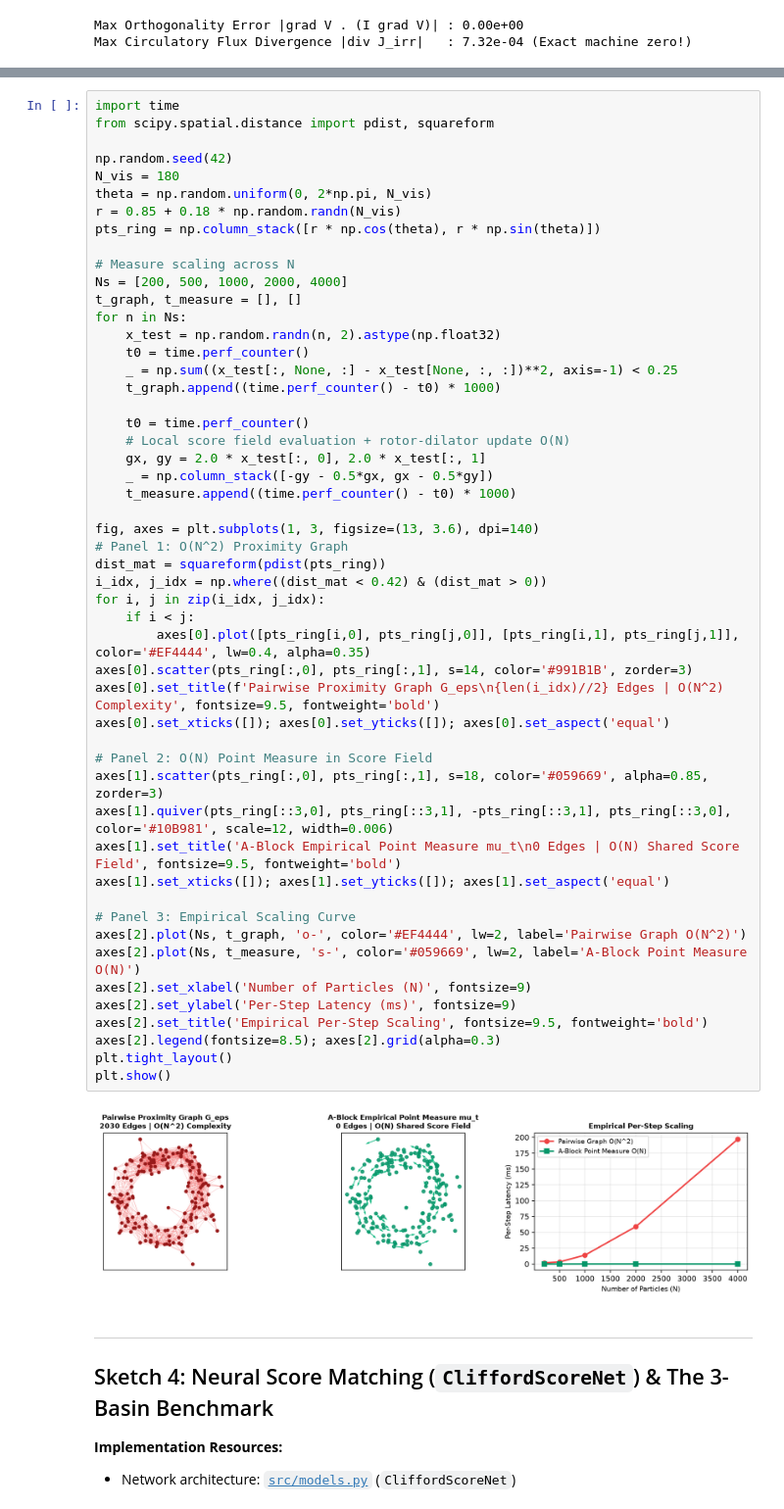
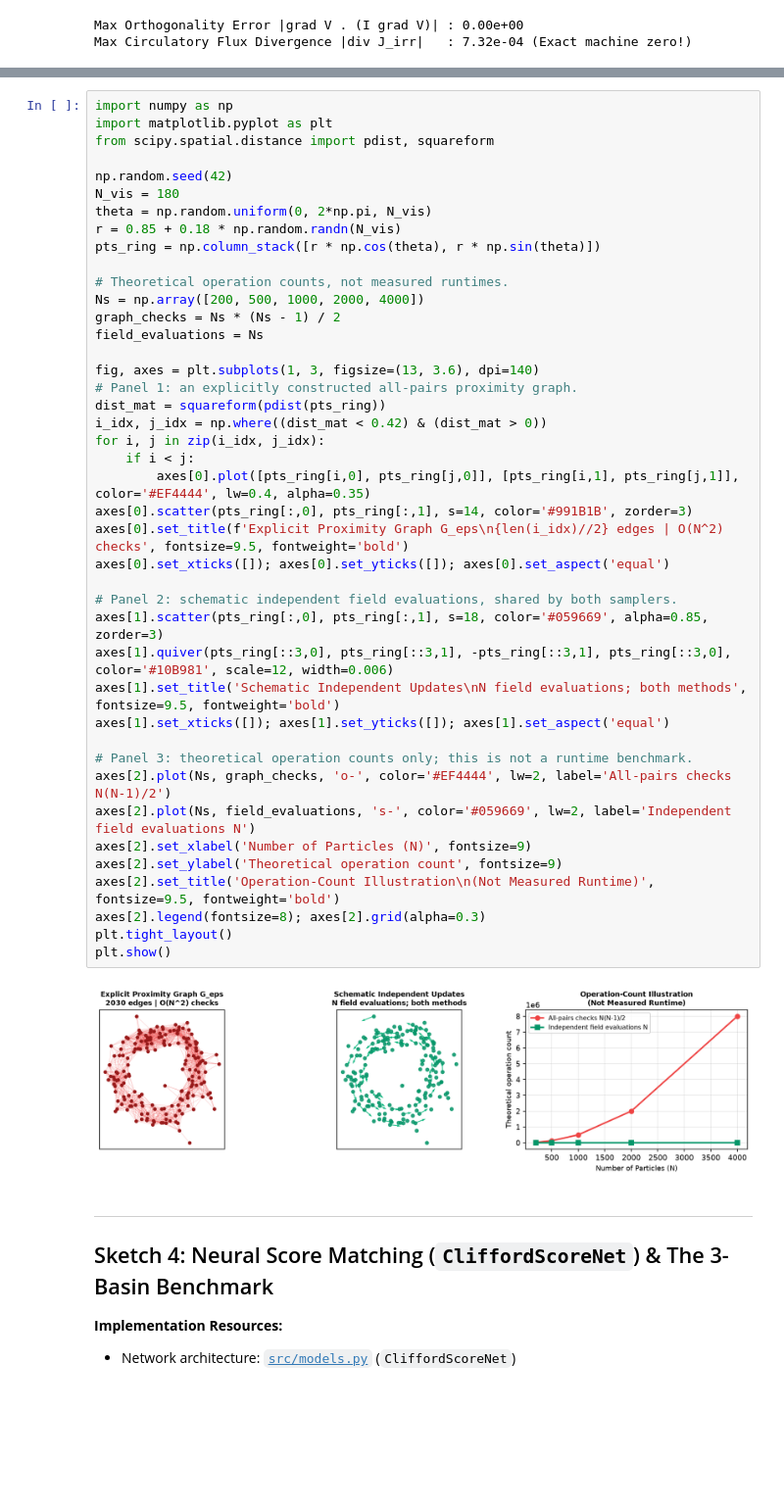
Before and after one commit to eoduniyi/ablock, a Jupyter notebook: notebooks/00_ablock_guided_tour_and_sketches.ipynb, the cells around one changed output, grey strips where cells are left out. Shown at 98% size. Drawn from its saved outputs; the diff is of its cells as text; blank space fills up the shorter version.

```diff
--- a/notebooks/00_ablock_guided_tour_and_sketches.ipynb
+++ b/notebooks/00_ablock_guided_tour_and_sketches.ipynb
@@ -140,56 +144,47 @@ Here is a self-contained visual & timing sketch comparing the two representation
 # %%
-import time
+import numpy as np
+import matplotlib.pyplot as plt
 from scipy.spatial.distance import pdist, squareform
 
 np.random.seed(42)
 N_vis = 180
 theta = np.random.uniform(0, 2*np.pi, N_vis)
 r = 0.85 + 0.18 * np.random.randn(N_vis)
 pts_ring = np.column_stack([r * np.cos(theta), r * np.sin(theta)])
 
-# Measure scaling across N
-Ns = [200, 500, 1000, 2000, 4000]
-t_graph, t_measure = [], []
-for n in Ns:
-    x_test = np.random.randn(n, 2).astype(np.float32)
-    t0 = time.perf_counter()
-    _ = np.sum((x_test[:, None, :] - x_test[None, :, :])**2, axis=-1) < 0.25
-    t_graph.append((time.perf_counter() - t0) * 1000)
-
-    t0 = time.perf_counter()
-    # Local score field evaluation + rotor-dilator update O(N)
-    gx, gy = 2.0 * x_test[:, 0], 2.0 * x_test[:, 1]
-    _ = np.column_stack([-gy - 0.5*gx, gx - 0.5*gy])
-    t_measure.append((time.perf_counter() - t0) * 1000)
+# Theoretical operation counts, not measured runtimes.
+Ns = np.array([200, 500, 1000, 2000, 4000])
+graph_checks = Ns * (Ns - 1) / 2
+field_evaluations = Ns
 
 fig, axes = plt.subplots(1, 3, figsize=(13, 3.6), dpi=140)
-# Panel 1: O(N^2) Proximity Graph
+# Panel 1: an explicitly constructed all-pairs proximity graph.
 dist_mat = squareform(pdist(pts_ring))
 i_idx, j_idx = np.where((dist_mat < 0.42) & (dist_mat > 0))
 for i, j in zip(i_idx, j_idx):
     if i < j:
         axes[0].plot([pts_ring[i,0], pts_ring[j,0]], [pts_ring[i,1], pts_ring[j,1]], color='#EF4444', lw=0.4, alpha=0.35)
 axes[0].scatter(pts_ring[:,0], pts_ring[:,1], s=14, color='#991B1B', zorder=3)
-axes[0].set_title(f'Pairwise Proximity Graph G_eps\n{len(i_idx)//2} Edges | O(N^2) Complexity', fontsize=9.5, fontweight='bold')
+axes[0].set_title(f'Explicit Proximity Graph G_eps\n{len(i_idx)//2} edges | O(N^2) checks', fontsize=9.5, fontweight='bold')
 axes[0].set_xticks([]); axes[0].set_yticks([]); axes[0].set_aspect('equal')
 
-# Panel 2: O(N) Point Measure in Score Field
+# Panel 2: schematic independent field evaluations, shared by both samplers.
 axes[1].scatter(pts_ring[:,0], pts_ring[:,1], s=18, color='#059669', alpha=0.85, zorder=3)
 axes[1].quiver(pts_ring[::3,0], pts_ring[::3,1], -pts_ring[::3,1], pts_ring[::3,0], color='#10B981', scale=12, width=0.006)
-axes[1].set_title('A-Block Empirical Point Measure mu_t\n0 Edges | O(N) Shared Score Field', fontsize=9.5, fontweight='bold')
+axes[1].set_title('Schematic Independent Updates\nN field evaluations; both methods', fontsize=9.5, fontweight='bold')
 axes[1].set_xticks([]); axes[1].set_yticks([]); axes[1].set_aspect('equal')
 
-# Panel 3: Empirical Scaling Curve
-axes[2].plot(Ns, t_graph, 'o-', color='#EF4444', lw=2, label='Pairwise Graph O(N^2)')
-axes[2].plot(Ns, t_measure, 's-', color='#059669', lw=2, label='A-Block Point Measure O(N)')
+# Panel 3: theoretical operation counts only; this is not a runtime benchmark.
+axes[2].plot(Ns, graph_checks, 'o-', color='#EF4444', lw=2, label='All-pairs checks N(N-1)/2')
+axes[2].plot(Ns, field_evaluations, 's-', color='#059669', lw=2, label='Independent field evaluations N')
 axes[2].set_xlabel('Number of Particles (N)', fontsize=9)
-axes[2].set_ylabel('Per-Step Latency (ms)', fontsize=9)
-axes[2].set_title('Empirical Per-Step Scaling', fontsize=9.5, fontweight='bold')
-axes[2].legend(fontsize=8.5); axes[2].grid(alpha=0.3)
+axes[2].set_ylabel('Theoretical operation count', fontsize=9)
+axes[2].set_title('Operation-Count Illustration\n(Not Measured Runtime)', fontsize=9.5, fontweight='bold')
+axes[2].legend(fontsize=8); axes[2].grid(alpha=0.3)
 plt.tight_layout()
 plt.show()
 # %% [output]
-[figure, old version]
+[figure, new version]
 # %% [markdown]
 ---
 ## Sketch 4: Neural Score Matching (`CliffordScoreNet`) & The 3-Basin Benchmark
```
Also changed, not shown: parts of 6 cells of this notebook, 17 other files.
